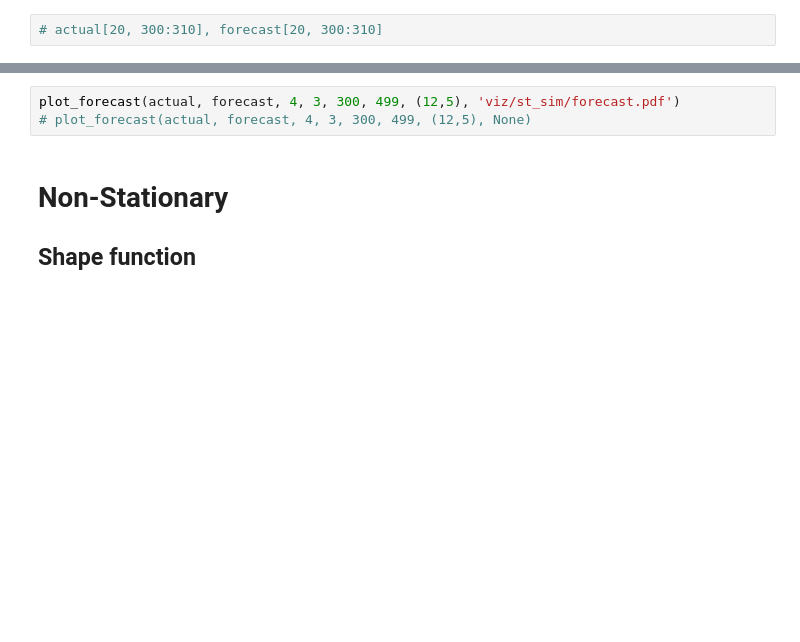
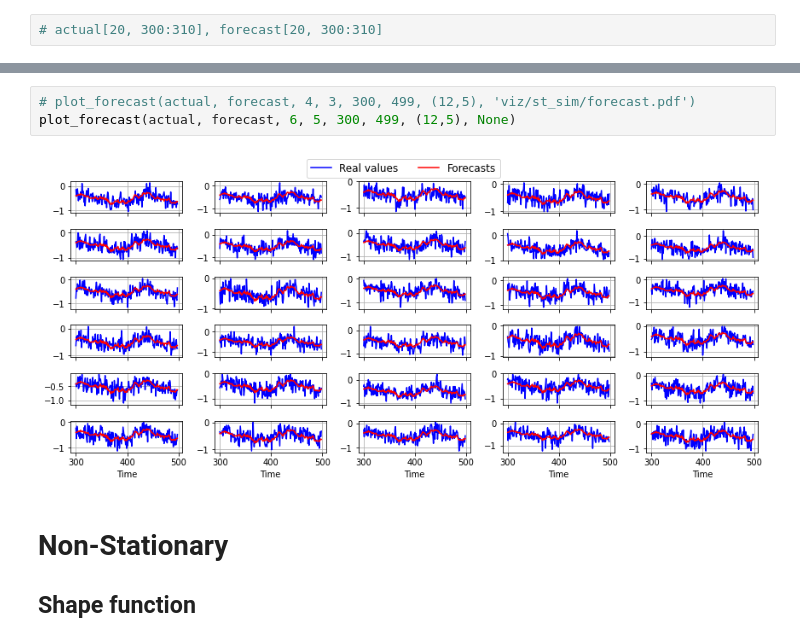
Before and after one commit to isVy08/ESTF, a Jupyter notebook: viz.ipynb, the cells around one changed output, grey strips where cells are left out. Drawn from its saved outputs; the diff is of its cells as text; blank space fills up the shorter version.

```diff
--- a/viz.ipynb
+++ b/viz.ipynb
@@ -150,6 +162,8 @@ plt.savefig("viz/st_sim/sample.pdf", dpi=150)
 # %%
-plot_forecast(actual, forecast, 4, 3, 300, 499, (12,5), 'viz/st_sim/forecast.pdf')
-# plot_forecast(actual, forecast, 4, 3, 300, 499, (12,5), None)
+# plot_forecast(actual, forecast, 4, 3, 300, 499, (12,5), 'viz/st_sim/forecast.pdf')
+plot_forecast(actual, forecast, 6, 5, 300, 499, (12,5), None)
+# %% [output]
+[figure, added]
 # %% [markdown]
 # Non-Stationary
 
```
Also changed, not shown: parts of 22 cells of this notebook, 8 other files.
